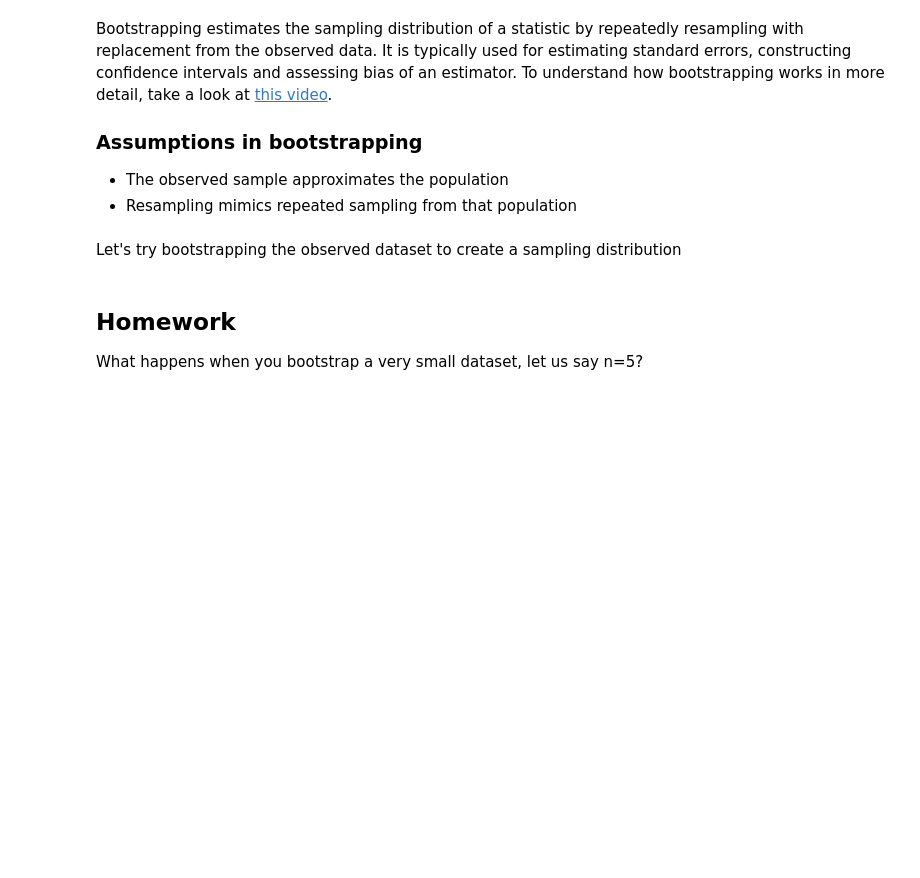
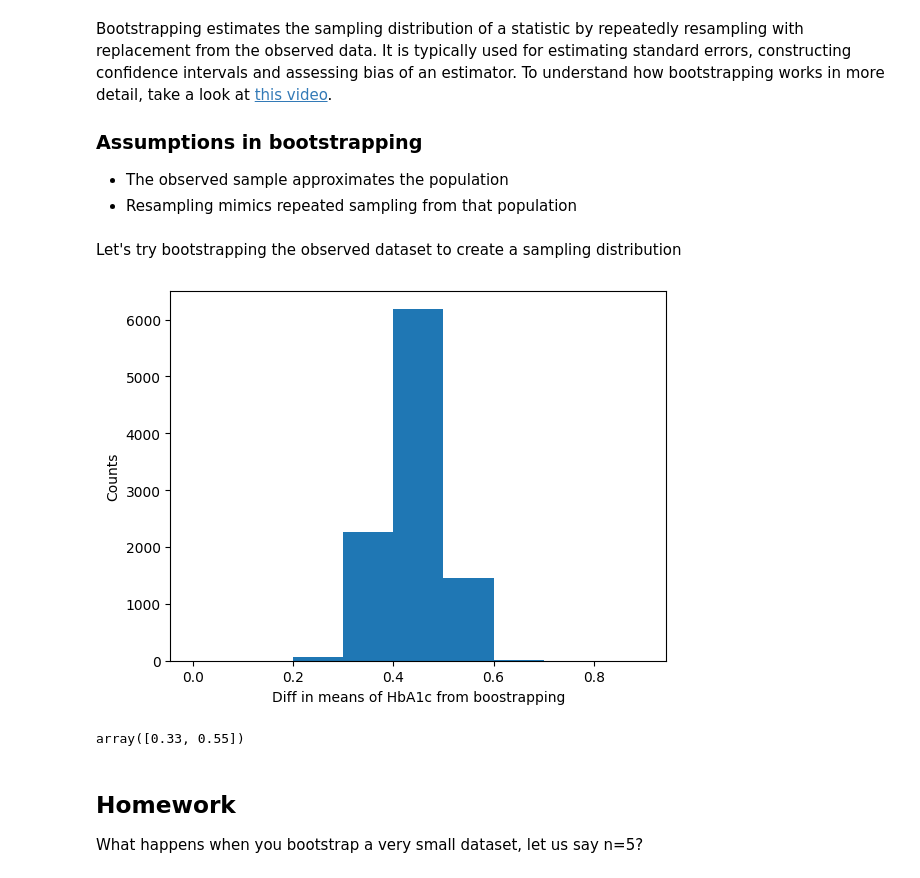
Before and after one commit to bhanu151/statistical-learning-course-2026, a Jupyter notebook: CSSL_03_bootstrapping_permutation_randomization_tests.ipynb, the cells around one changed output. Drawn from its saved outputs; the diff is of its cells as text; code cells hidden in the pictures; blank space fills up the shorter version.

```diff
--- a/CSSL_03_bootstrapping_permutation_randomization_tests.ipynb
+++ b/CSSL_03_bootstrapping_permutation_randomization_tests.ipynb
@@ -34,16 +41,29 @@ Let's try bootstrapping the observed dataset to create a sampling distribution
 # %%
 # Step 1 - Decide on the number of times you wish to bootstrap and
 # create an array of that size to store the differences
-
+B = 10000
+diff_in_means = np.zeros(B)
 
 # Step 2 - Create a loop to generate bootstrap samples for both control and
 # treatment. Also record the mean difference for each iteration
-
+for i in range(B):
+  control_bootstrapped_sample = np.random.choice(control, size=10, replace=True)
+  treatement_bootstrapped_sample = np.random.choice(treatment, size=10, replace=True)
+  mean_diff = treatement_bootstrapped_sample.mean() - control_bootstrapped_sample.mean()
+  diff_in_means[i] = mean_diff
 
 # Step 3 - Plot the histogram of the mean differences
+fig, ax = plt.subplots()
+ax.hist(diff_in_means, bins=np.arange(0,1, 0.1)) # Bins can be specified as an integer or as an array/list
+ax.set_xlabel("Diff in means of HbA1c from boostrapping")
+ax.set_ylabel("Counts")
+plt.show()
 
-
-# Step 4 - Estimate the 97% confidence interval
+# Step 4 - Estimate the 95% confidence interval
+np.percentile(diff_in_means, [2.5, 97.5])
+# %% [output]
+[figure, added]
+array([0.33, 0.55])
 # %% [markdown]
 ## Homework
 What happens when you bootstrap a very small dataset, let us say n=5?
```
Also changed, not shown: parts of 7 cells of this notebook.
